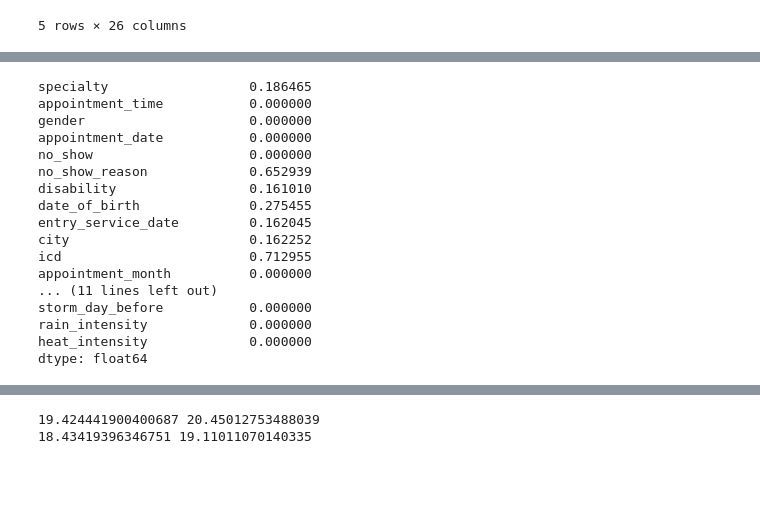
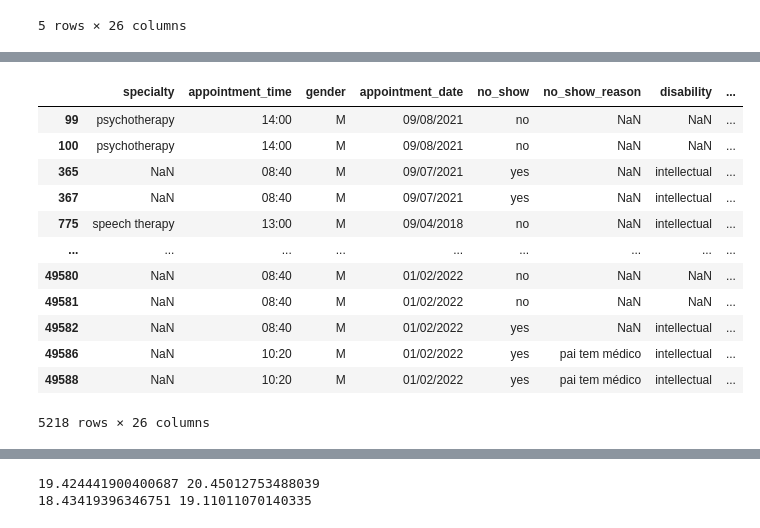
Before and after one commit to dealom/Medical-Appointments-No-Shows, a Jupyter notebook: Code Testing.ipynb, the cells around one changed output, grey strips where cells are left out. Cells and saved outputs as stored; diff of their text form; code cells hidden in the pictures; blank space fills up the shorter version.

Commit message:
added data cleaning

```diff
--- a/Code Testing.ipynb
+++ b/Code Testing.ipynb
@@ -39,24 +69,20 @@ dtype: float64
+# %%
+dt[dt.duplicated(keep=False)]
+# delete duplicates
+# %% [output]
+|  | specialty | appointment_time | gender | appointment_date | no_show | no_show_reason | disability | ... |
+| 99 | psychotherapy | 14:00 | M | 09/08/2021 | no | NaN | NaN | ... |
+| 100 | psychotherapy | 14:00 | M | 09/08/2021 | no | NaN | NaN | ... |
+| 365 | NaN | 08:40 | M | 09/07/2021 | yes | NaN | intellectual | ... |
+| 367 | NaN | 08:40 | M | 09/07/2021 | yes | NaN | intellectual | ... |
+| 775 | speech therapy | 13:00 | M | 09/04/2018 | no | NaN | intellectual | ... |
+| ... | ... | ... | ... | ... | ... | ... | ... | ... |
+| 49580 | NaN | 08:40 | M | 01/02/2022 | no | NaN | NaN | ... |
+| 49581 | NaN | 08:40 | M | 01/02/2022 | no | NaN | NaN | ... |
+| 49582 | NaN | 08:40 | M | 01/02/2022 | yes | NaN | intellectual | ... |
+| 49586 | NaN | 10:20 | M | 01/02/2022 | yes | pai tem médico | intellectual | ... |
+| 49588 | NaN | 10:20 | M | 01/02/2022 | yes | pai tem médico | intellectual | ... |
+5218 rows × 26 columns
 # %%
 noshowdt = dt[dt['no_show'] == 'yes']
 yesshowdt = dt[dt['no_show'] == 'no']
-# %%
-noshowdt.isna().mean()
-# a bigger proportion of noshow data is missing compared to the original, excluding no_show_reason
-# %% [output]
-specialty                  0.186465
-appointment_time           0.000000
-gender                     0.000000
-appointment_date           0.000000
-no_show                    0.000000
-no_show_reason             0.652939
-disability                 0.161010
-date_of_birth              0.275455
-entry_service_date         0.162045
-city                       0.162252
-icd                        0.712955
-appointment_month          0.000000
-... (11 lines left out)
-storm_day_before           0.000000
-rain_intensity             0.000000
-heat_intensity             0.000000
-dtype: float64
```
Also changed, not shown: parts of 11 cells of this notebook, 3 other files.
